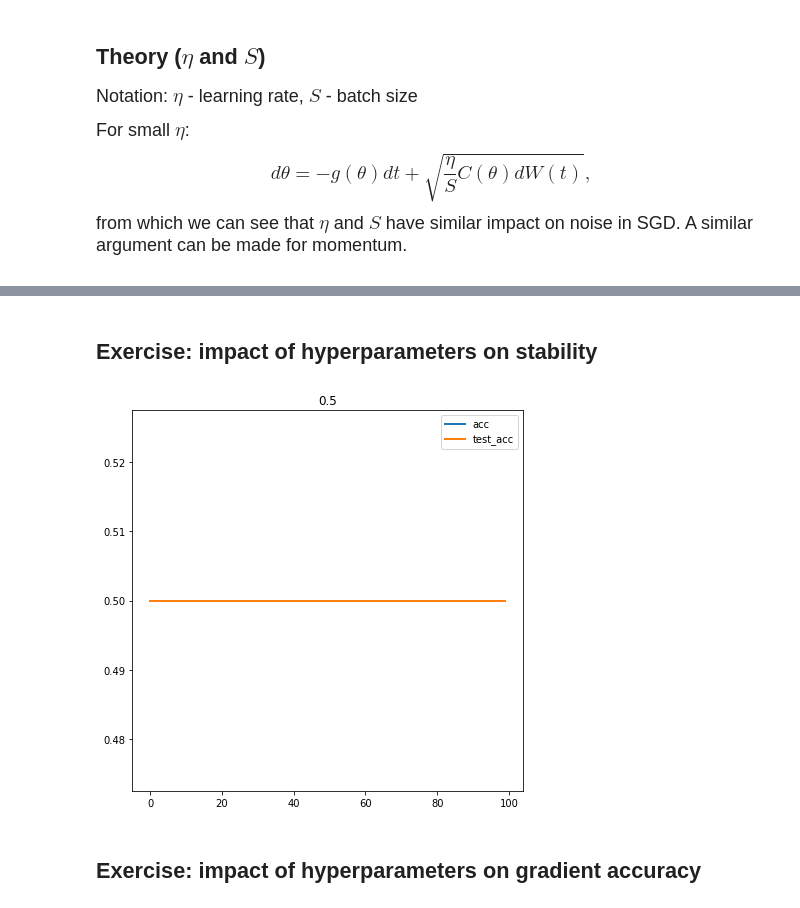
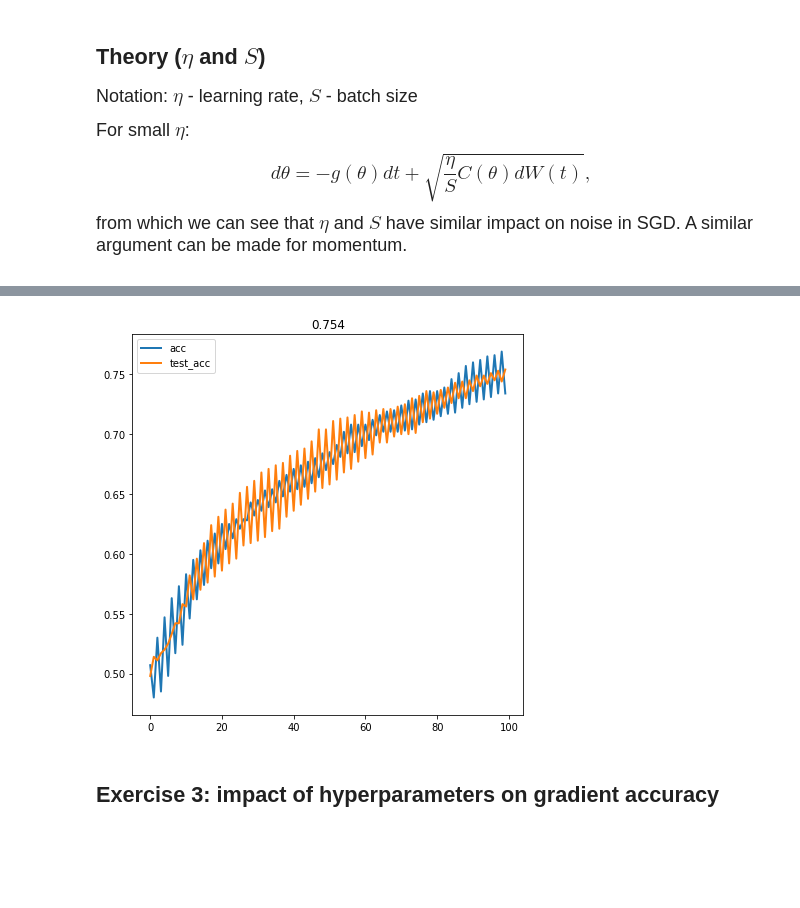
Before and after one commit to kgalias/nn2018, a Jupyter notebook: lab/7_neural_network_optimization.ipynb, the cells around one changed output, grey strips where cells are left out. Drawn from its saved outputs; the diff is of its cells as text; code cells hidden in the pictures; blank space fills up the shorter version.

```diff
--- a/lab/7_neural_network_optimization.ipynb
+++ b/lab/7_neural_network_optimization.ipynb
@@ -77,6 +77,8 @@ y_test_06 = torch.from_numpy(y_test_06).type(torch.FloatTensor)
 # Use only first 1k examples. Just for notebook to run faster
 x_train, y_train = x_train[0:1000], y_train[0:1000]
 x_test, y_test = x_test[0:1000], y_test[0:1000]
+x_train_06, y_train_06 = x_train_06[0:1000], y_train_06[0:1000]
+x_test_06, y_test_06 = x_test_06[0:1000], y_test_06[0:1000]
 # %% [output]
 The autoreload extension is already loaded. To reload it, use:
   %reload_ext autoreload
@@ -127,10 +129,10 @@ def predict(model, x_val):
     if output.shape[1] >= 2:
         return output.argmax(axis=1)
     else:
-        return output > 0.5
+        return (output > 0.5).reshape(-1,)
 
 def train(model, loss, optim,
-          x_train=x_train, y_train=y_train, x_test=x_test, y_test=y_test):
+          x_train=x_train, y_train=y_train, x_test=x_test, y_test=y_test, batch_size=100):
     """
     Trains given model on the FashionMNIST dataset.
 
@@ -141,8 +143,6 @@ def train(model, loss, optim,
     """
     torch.manual_seed(42)
     n_examples, n_features = x_train.size()
-    n_classes = 10
-    batch_size = 100
     history = {"acc": [], "test_acc": []}
     for i in tqdm.tqdm(range(100), total=100):
         cost = 0.
@@ -152,7 +152,6 @@ def train(model, loss, optim,
             cost += step(model, loss, optim, x_train[start:end], y_train[start:end])
 
         predY = predict(model, x_test)
-#         import pdb; pdb.set_trace()
         test_acc = np.mean(predY == y_test.numpy())
         history['test_acc'].append(test_acc)
 
@@ -292,0 +298,20 @@ from which we can see that $\eta$ and $S$ have similar impact on noise in SGD. A
+# %%
+from numpy import linalg as LA
+
+def get_linreg_curvature(x_train):
+    # Computes maximum eigenvalue of the Hessian in linear regression
+    A = 1./len(x_train) * x_train.T.dot(x_train)
+    S, _ = LA.eig(A)
+    idx = S.argsort()[::-1]
+    S = S[idx]
+    return S[0]
+
+C = get_linreg_curvature(x_train_06.numpy())
+model = build_linreg(784, 1)
+loss = torch.nn.MSELoss(size_average=True)
+optimizer = optim.SGD(model.parameters(), lr=0.99/C, momentum=0.0)
+H = train(loss=loss, model=model, optim=optimizer, x_train=x_train_06, x_test=x_test_06,
+         y_train=y_train_06, y_test=y_test_06, batch_size=len(x_train_06))
+plot(H)
+# %% [output]
+[figure, added]
@@ -293,16 +322,5 @@ from which we can see that $\eta$ and $S$ have similar impact on noise in SGD. A
 # %% [markdown]
-## Exercise: impact of hyperparameters on stability
+## Exercise 3: impact of hyperparameters on gradient accuracy
-# %%
-model = build_linreg(784, 1)
-loss = torch.nn.MSELoss(size_average=True)
-optimizer = optim.SGD(model.parameters(), lr=0.0001, momentum=0.0)
-H = train(loss=loss, model=model, optim=optimizer, x_train=x_train_06, x_test=x_test_06,
-         y_train=y_train_06, y_test=y_test_06)
-plot(H)
-# %% [output]
-[figure, removed]
-# %% [markdown]
-## Exercise: impact of hyperparameters on gradient accuracy
 # %%
 def sample_gradient():
     return []
```
Also changed, not shown: parts of 5 cells of this notebook.
